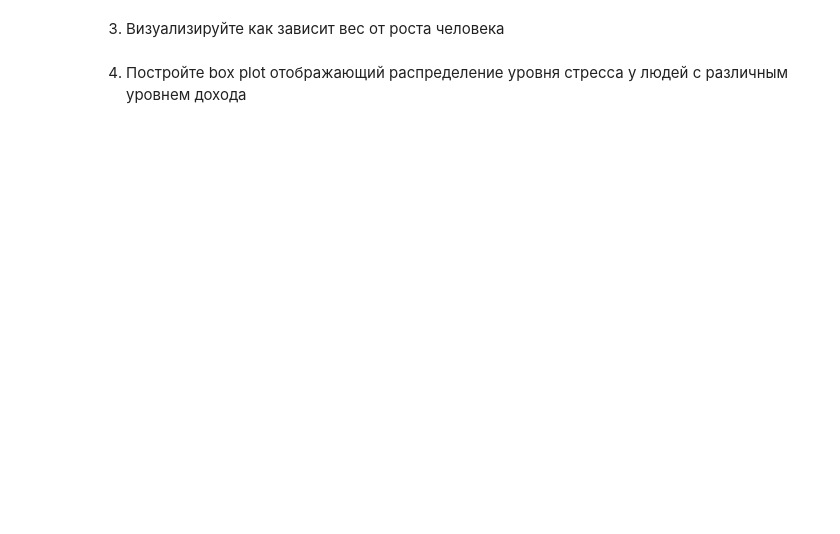
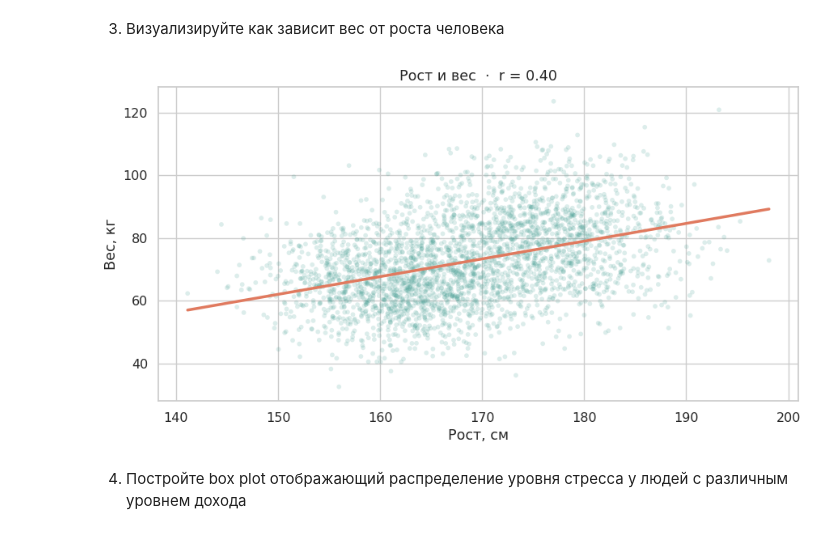
Before and after one commit to sprovay/Machine_Learning_Concepts_Labs, a Jupyter notebook: hw1/Lab1-7.ipynb, the cells around one changed output. Saved outputs shown, nothing was run; the diff lists cells and outputs as text; code cells hidden in the pictures; blank space fills up the shorter version.

```diff
--- a/hw1/Lab1-7.ipynb
+++ b/hw1/Lab1-7.ipynb
@@ -105,4 +424,17 @@ import pandas as pd
 # %% [markdown]
 3. Визуализируйте как зависит вес от роста человека
+# %%
+height = df["Height (cm)"]
+weight = df["Weight (kg)"]
+fig, ax = plt.subplots(figsize=(9, 5))
+sns.regplot(data=df, x="Height (cm)", y="Weight (kg)", ci=None,
+            scatter_kws={"s": 17, "alpha": 0.18, "color": "#429C91", "edgecolor": "none"},
+            line_kws={"color": "#E07A5F", "linewidth": 2.5}, ax=ax)
+ax.set(xlabel="Рост, см", ylabel="Вес, кг",
+       title=f"Рост и вес  ·  r = {height.corr(weight):.2f}")
+fig.tight_layout()
+plt.show()
+# %% [output]
+[figure, added]
 # %% [markdown]
 4. Постройте box plot отображающий распределение уровня стресса у людей с различным уровнем дохода
```
Also changed, not shown: parts of 27 cells of this notebook, 1 other file.
